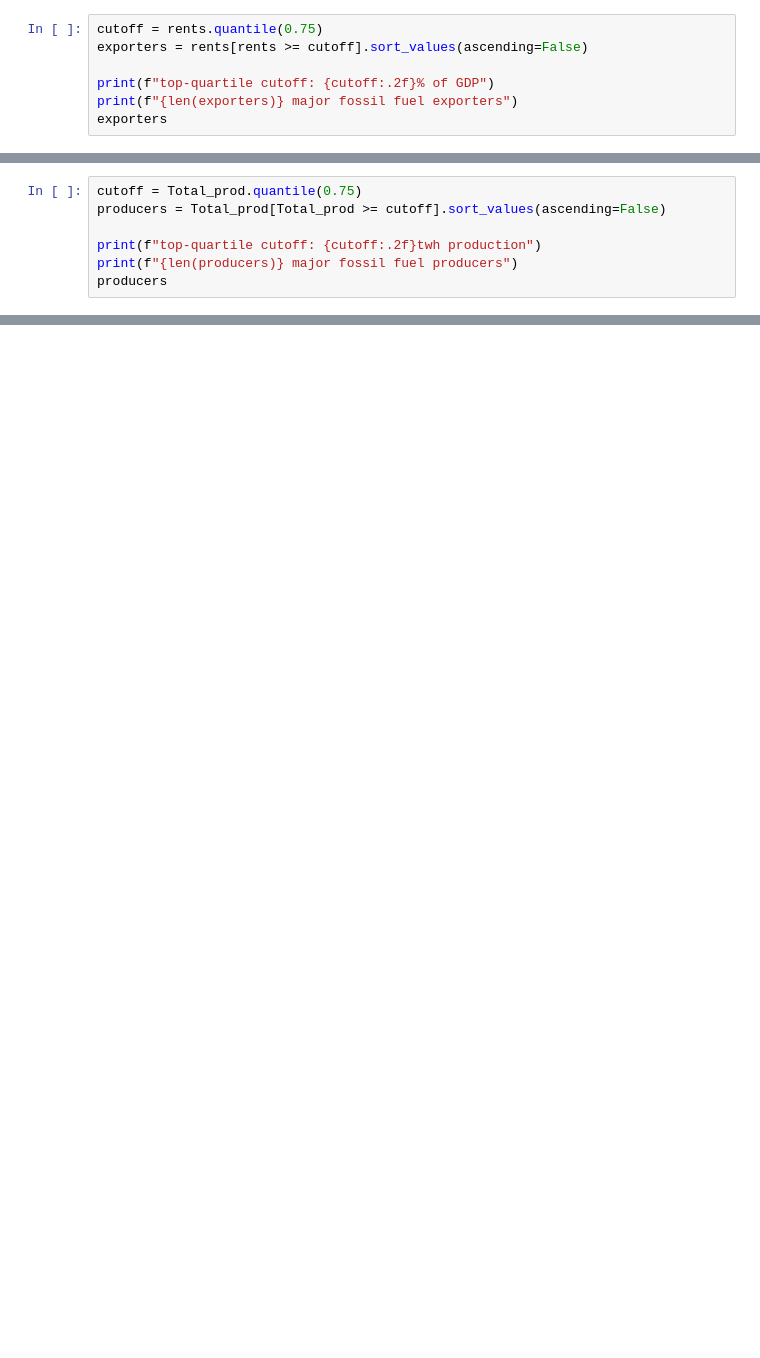
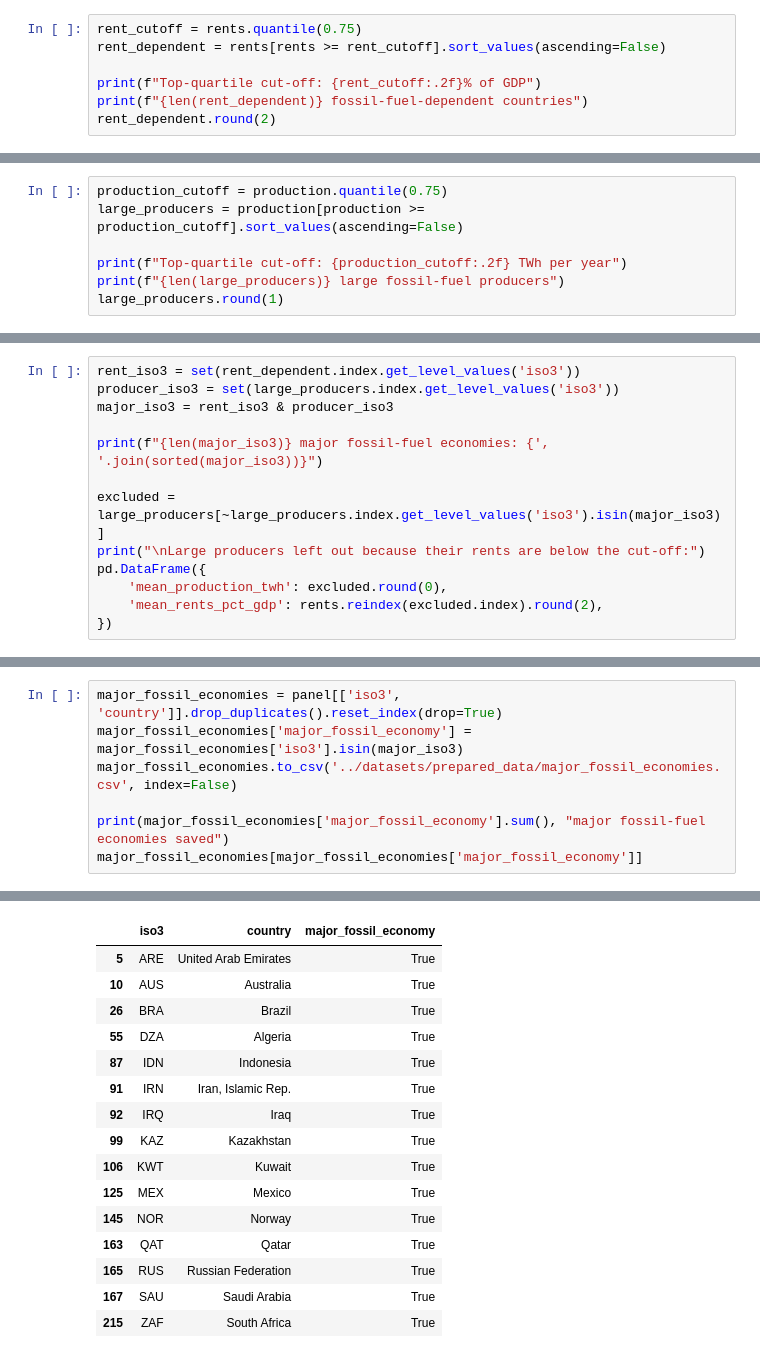
Before and after one commit to emli5303/FoDS-Assignment1, a Jupyter notebook: notebooks/04_eda.ipynb, the cells around one changed output, grey strips where cells are left out. Saved outputs shown, nothing was run; the diff lists cells and outputs as text; blank space fills up the shorter version.

```diff
--- a/notebooks/04_eda.ipynb
+++ b/notebooks/04_eda.ipynb
@@ -54,8 +78,8 @@ Name: total_production_twh, dtype: float64
 # %%
-cutoff = rents.quantile(0.75)
-exporters = rents[rents >= cutoff].sort_values(ascending=False)
+rent_cutoff = rents.quantile(0.75)
+rent_dependent = rents[rents >= rent_cutoff].sort_values(ascending=False)
 
-print(f"top-quartile cutoff: {cutoff:.2f}% of GDP")
-print(f"{len(exporters)} major fossil fuel exporters")
-exporters
+print(f"Top-quartile cut-off: {rent_cutoff:.2f}% of GDP")
+print(f"{len(rent_dependent)} fossil-fuel-dependent countries")
+rent_dependent.round(2)
 # %% [output]
@@ -89,8 +111,8 @@ plt.show()
 # %%
-cutoff = Total_prod.quantile(0.75)
-producers = Total_prod[Total_prod >= cutoff].sort_values(ascending=False)
+production_cutoff = production.quantile(0.75)
+large_producers = production[production >= production_cutoff].sort_values(ascending=False)
 
-print(f"top-quartile cutoff: {cutoff:.2f}twh production")
-print(f"{len(producers)} major fossil fuel producers")
-producers
+print(f"Top-quartile cut-off: {production_cutoff:.2f} TWh per year")
+print(f"{len(large_producers)} large fossil-fuel producers")
+large_producers.round(1)
 # %% [output]
@@ -201,0 +147,13 @@ is_exporter_df[is_exporter_df['Is exporter']]
+# %%
+rent_iso3 = set(rent_dependent.index.get_level_values('iso3'))
+producer_iso3 = set(large_producers.index.get_level_values('iso3'))
+major_iso3 = rent_iso3 & producer_iso3
+
+print(f"{len(major_iso3)} major fossil-fuel economies: {', '.join(sorted(major_iso3))}")
+
+excluded = large_producers[~large_producers.index.get_level_values('iso3').isin(major_iso3)]
+print("\nLarge producers left out because their rents are below the cut-off:")
+pd.DataFrame({
+    'mean_production_twh': excluded.round(0),
+    'mean_rents_pct_gdp': rents.reindex(excluded.index).round(2),
+})
@@ -201,0 +264,8 @@ is_exporter_df[is_exporter_df['Is exporter']]
+# %%
+major_fossil_economies = panel[['iso3', 'country']].drop_duplicates().reset_index(drop=True)
+major_fossil_economies['major_fossil_economy'] = major_fossil_economies['iso3'].isin(major_iso3)
+major_fossil_economies.to_csv('../datasets/prepared_data/major_fossil_economies.csv', index=False)
+
+print(major_fossil_economies['major_fossil_economy'].sum(), "major fossil-fuel economies saved")
+major_fossil_economies[major_fossil_economies['major_fossil_economy']]
+# %% [output]
@@ -201,0 +273,16 @@ is_exporter_df[is_exporter_df['Is exporter']]
+|  | iso3 | country | major_fossil_economy |
+| 5 | ARE | United Arab Emirates | True |
+| 10 | AUS | Australia | True |
+| 26 | BRA | Brazil | True |
+| 55 | DZA | Algeria | True |
+| 87 | IDN | Indonesia | True |
+| 91 | IRN | Iran, Islamic Rep. | True |
+| 92 | IRQ | Iraq | True |
+| 99 | KAZ | Kazakhstan | True |
+| 106 | KWT | Kuwait | True |
+| 125 | MEX | Mexico | True |
+| 145 | NOR | Norway | True |
+| 163 | QAT | Qatar | True |
+| 165 | RUS | Russian Federation | True |
+| 167 | SAU | Saudi Arabia | True |
+| 215 | ZAF | South Africa | True |
```
Also changed, not shown: parts of 27 cells of this notebook, 18 other files.
